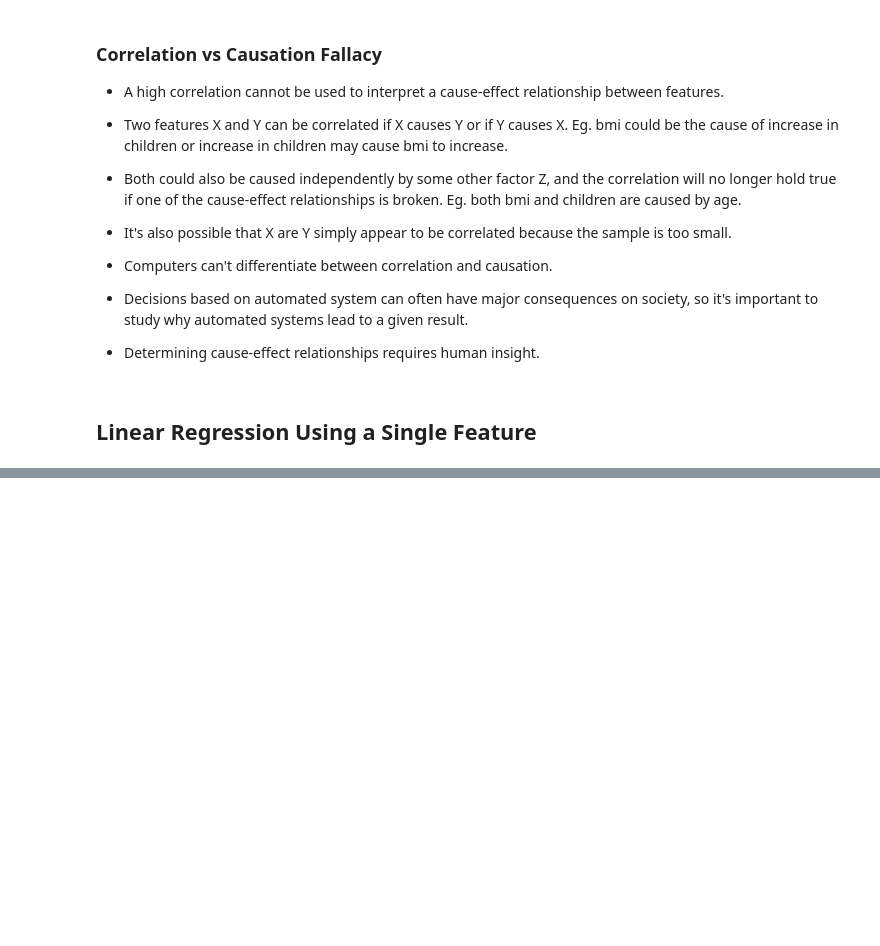
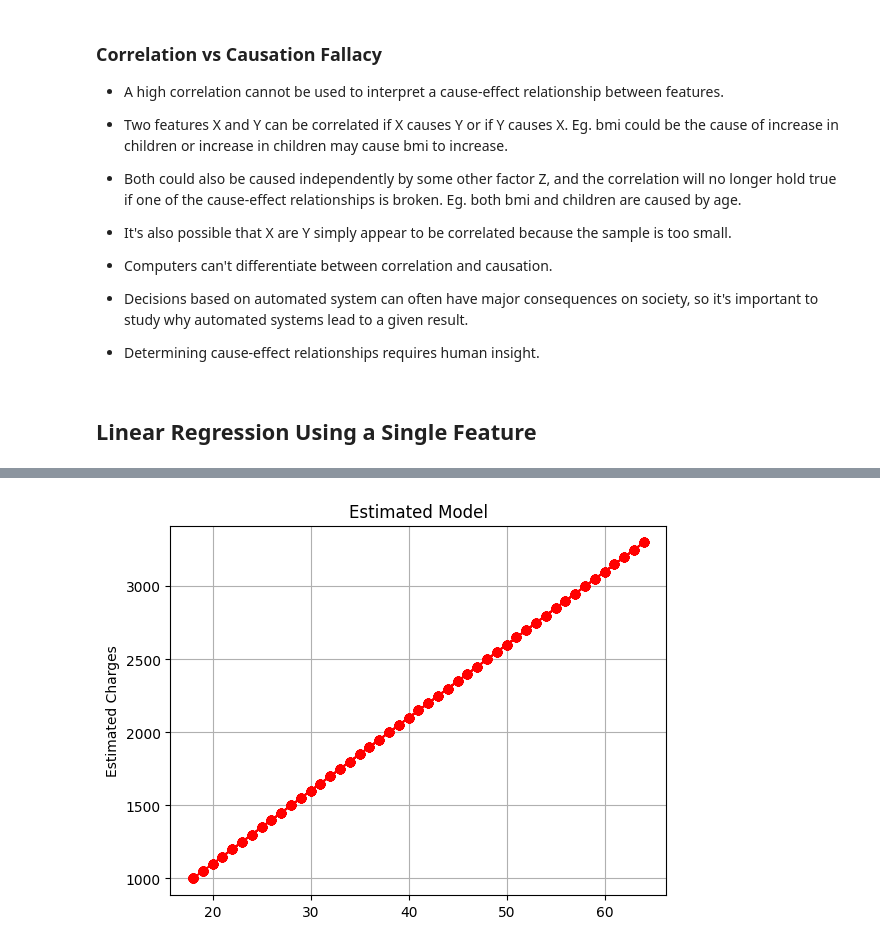
Before and after one commit to ellaliza/ai-ml-journey, a Jupyter notebook: notebooks/experiments/medical_charges_example.ipynb, the cells around one changed output, grey strips where cells are left out. Drawn from its saved outputs; the diff is of its cells as text; code cells hidden in the pictures; blank space fills up the shorter version.

```diff
--- a/notebooks/experiments/medical_charges_example.ipynb
+++ b/notebooks/experiments/medical_charges_example.ipynb
@@ -244,0 +259,17 @@ Eg. both bmi and children are caused by age.
+# %%
+def estimate_charges(age, w, b):
+    return w * age + b
+# %%
+w = 50
+b = 100
+ages = non_smoker_df.age
+estimated_charges = estimate_charges(ages, w, b)
+# %%
+plt.plot(ages, estimated_charges, 'r-o')
+#plt.xlabel('Age')
+plt.ylabel("Estimated Charges")
+plt.title("Estimated Model")
+plt.grid(True)
+plt.show()
+# %% [output]
+[figure, added]
```
Also changed, not shown: parts of 24 cells of this notebook, 2 other files.
